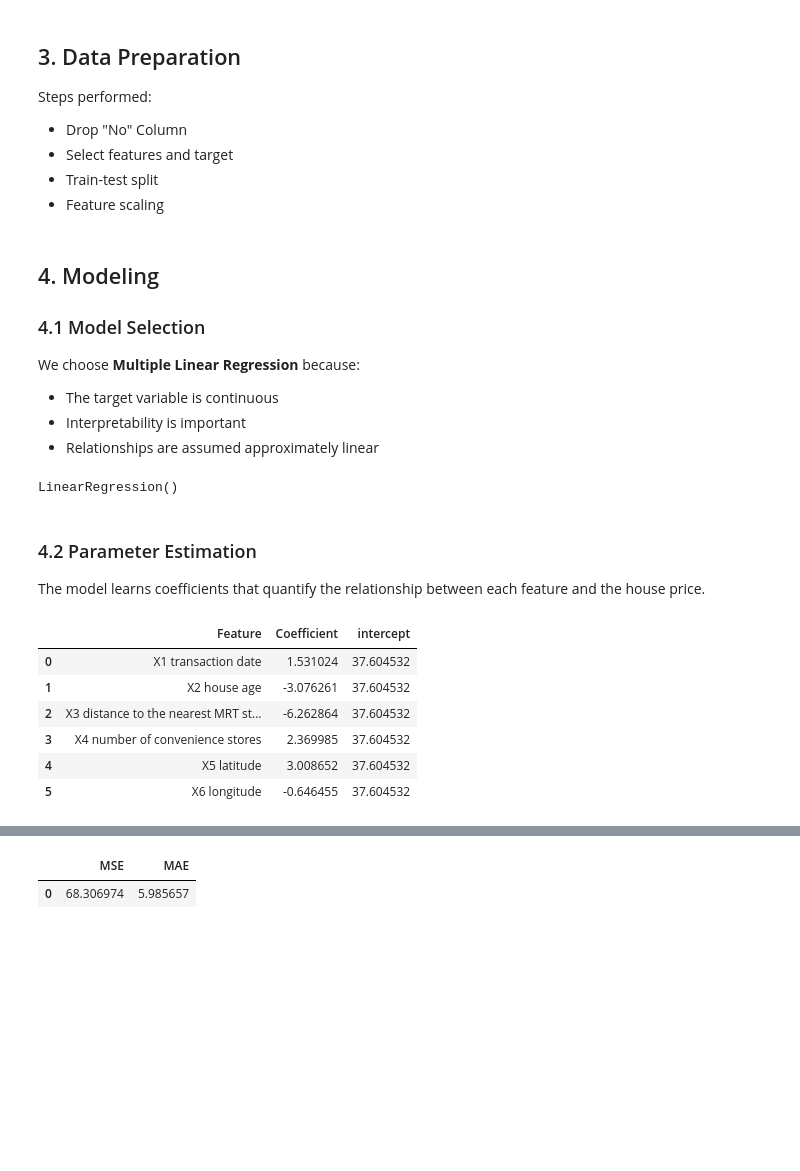
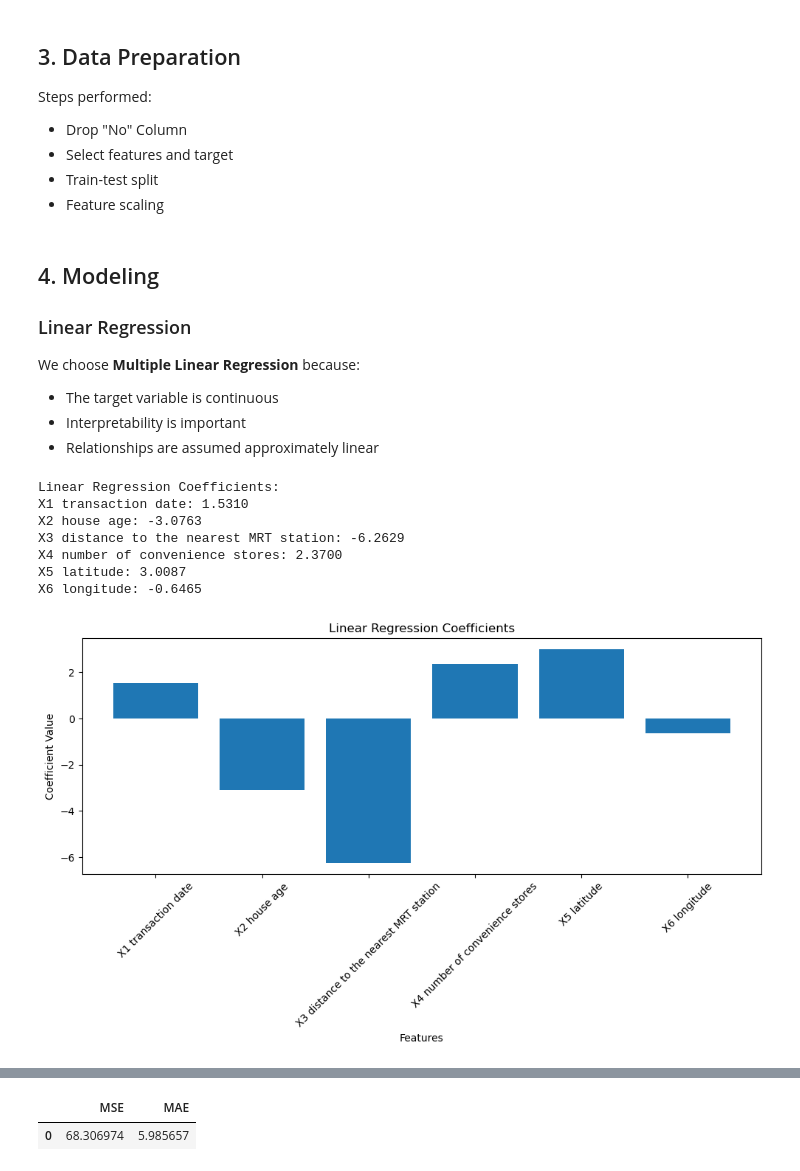
Before and after one commit to GeorgiiAf/machine_learning_assignments, a Jupyter notebook: Asssignment4.ipynb, the cells around one changed output, grey strips where cells are left out. Cells and saved outputs as stored; diff of their text form; code cells hidden in the pictures; blank space fills up the shorter version.

```diff
--- a/Asssignment4.ipynb
+++ b/Asssignment4.ipynb
@@ -103,38 +123,37 @@ X_test_scaled = scaler.transform(X_test)
 # %% [markdown]
 ## 4. Modeling
 
-### 4.1 Model Selection
+### Linear Regression
 
 We choose **Multiple Linear Regression** because:
 - The target variable is continuous
 - Interpretability is important
 - Relationships are assumed approximately linear
 # %%
+linear_model = LinearRegression()
+linear_model.fit(X_train_scaled, y_train)
 
-from sklearn.linear_model import LinearRegression
 
-model = LinearRegression()
-model.fit(X_train_scaled, y_train)
+# Trained values of the coefficients
+print("Linear Regression Coefficients:")
+for feature, coef in zip(features, linear_model.coef_):
+    print(f"{feature}: {coef:.4f}")
+
+# Visualize the coefficients of the linear regression model
+plt.figure(figsize=(10, 6))
+plt.bar(features, linear_model.coef_)
+plt.xlabel('Features')
+plt.ylabel('Coefficient Value')
+plt.title('Linear Regression Coefficients')
+plt.xticks(rotation=45)
+plt.tight_layout()
+plt.show()
 # %% [output]
-LinearRegression()
+Linear Regression Coefficients:
+X1 transaction date: 1.5310
+X2 house age: -3.0763
+X3 distance to the nearest MRT station: -6.2629
+X4 number of convenience stores: 2.3700
+X5 latitude: 3.0087
+X6 longitude: -0.6465
+[figure, added]
-# %% [markdown]
-### 4.2 Parameter Estimation
-
-The model learns coefficients that quantify the relationship between each feature and the house price.
-# %%
-
-coefficients = pd.DataFrame({
-    'Feature': X.columns,
-    'Coefficient': model.coef_,
-    'intercept': model.intercept_
-})
-
-coefficients
-# %% [output]
-|  | Feature | Coefficient | intercept |
-| 0 | X1 transaction date | 1.531024 | 37.604532 |
-| 1 | X2 house age | -3.076261 | 37.604532 |
-| 2 | X3 distance to the nearest MRT st... | -6.262864 | 37.604532 |
-| 3 | X4 number of convenience stores | 2.369985 | 37.604532 |
-| 4 | X5 latitude | 3.008652 | 37.604532 |
-| 5 | X6 longitude | -0.646455 | 37.604532 |
```
Also changed, not shown: parts of 27 cells of this notebook.
